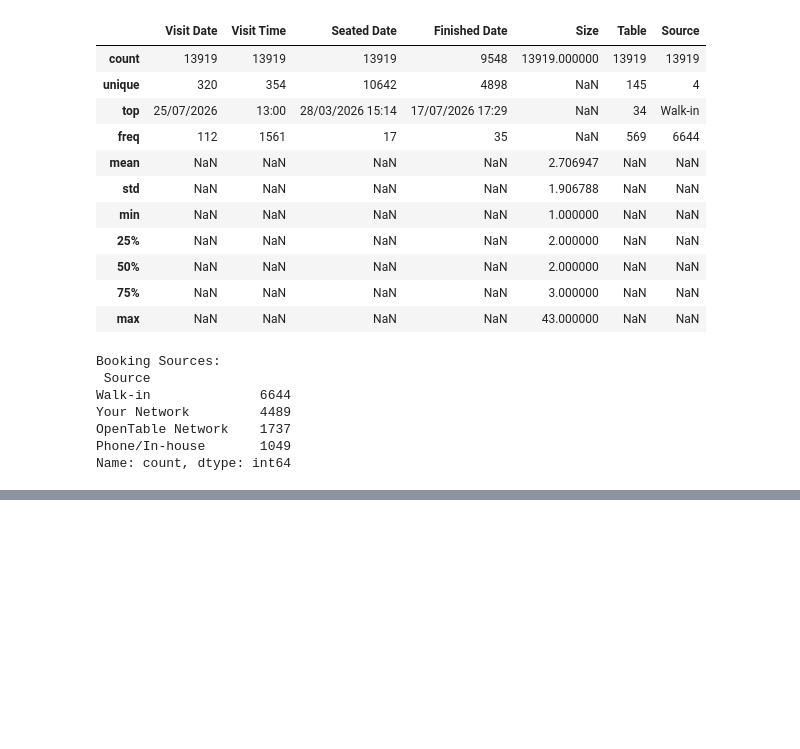
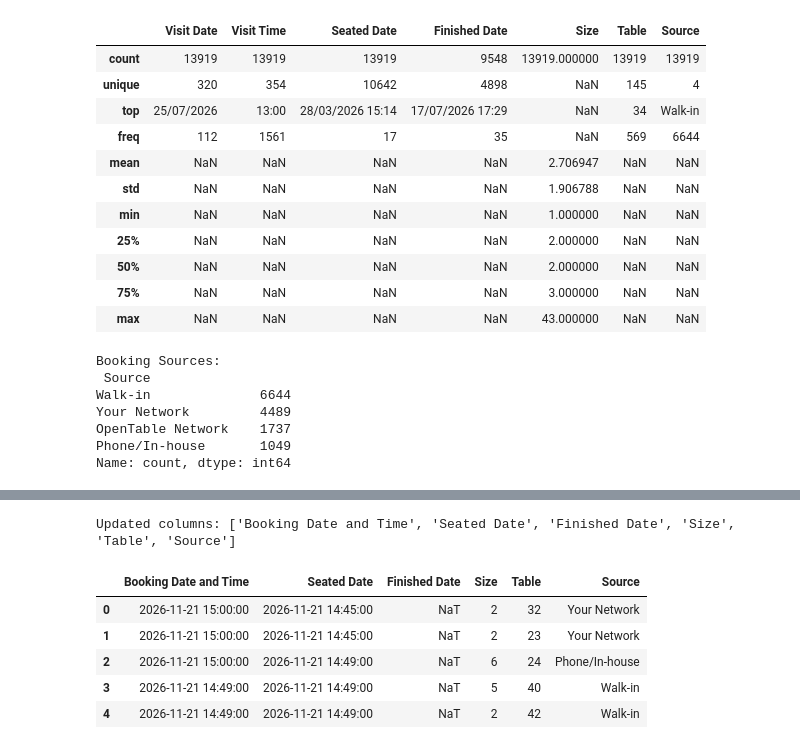
Before and after one commit to RiccoFlores/Python, a Jupyter notebook: WalkIN.ipynb, the cells around one changed output, grey strips where cells are left out. Saved outputs shown, nothing was run; the diff lists cells and outputs as text; code cells hidden in the pictures; blank space fills up the shorter version.

```diff
--- a/WalkIN.ipynb
+++ b/WalkIN.ipynb
@@ -45,0 +124,19 @@ Name: count, dtype: int64
+# %%
+# 4. Some data cleaning
+# Remove the original 'Visit Date' and 'Visit Time' columns
+df_GC = df_GC.drop(columns=['Visit Date', 'Visit Time'], errors='ignore')
+
+# 4.1 Move 'Booking Date and Time' to the first position
+cols = ['Booking Date and Time'] + [col for col in df_GC.columns if col != 'Booking Date and Time']
+df_GC = df_GC[cols]
+
+print("Updated columns:", df_GC.columns.tolist())
+display(df_GC.head())
+# %% [output]
+Updated columns: ['Booking Date and Time', 'Seated Date', 'Finished Date', 'Size', 'Table', 'Source']
+|  | Booking Date and Time | Seated Date | Finished Date | Size | Table | Source |
+| 0 | 2026-11-21 15:00:00 | 2026-11-21 14:45:00 | NaT | 2 | 32 | Your Network |
+| 1 | 2026-11-21 15:00:00 | 2026-11-21 14:45:00 | NaT | 2 | 23 | Your Network |
+| 2 | 2026-11-21 15:00:00 | 2026-11-21 14:49:00 | NaT | 6 | 24 | Phone/In-house |
+| 3 | 2026-11-21 14:49:00 | 2026-11-21 14:49:00 | NaT | 5 | 40 | Walk-in |
+| 4 | 2026-11-21 14:49:00 | 2026-11-21 14:49:00 | NaT | 2 | 42 | Walk-in |
```
Also changed, not shown: parts of 6 cells of this notebook.
